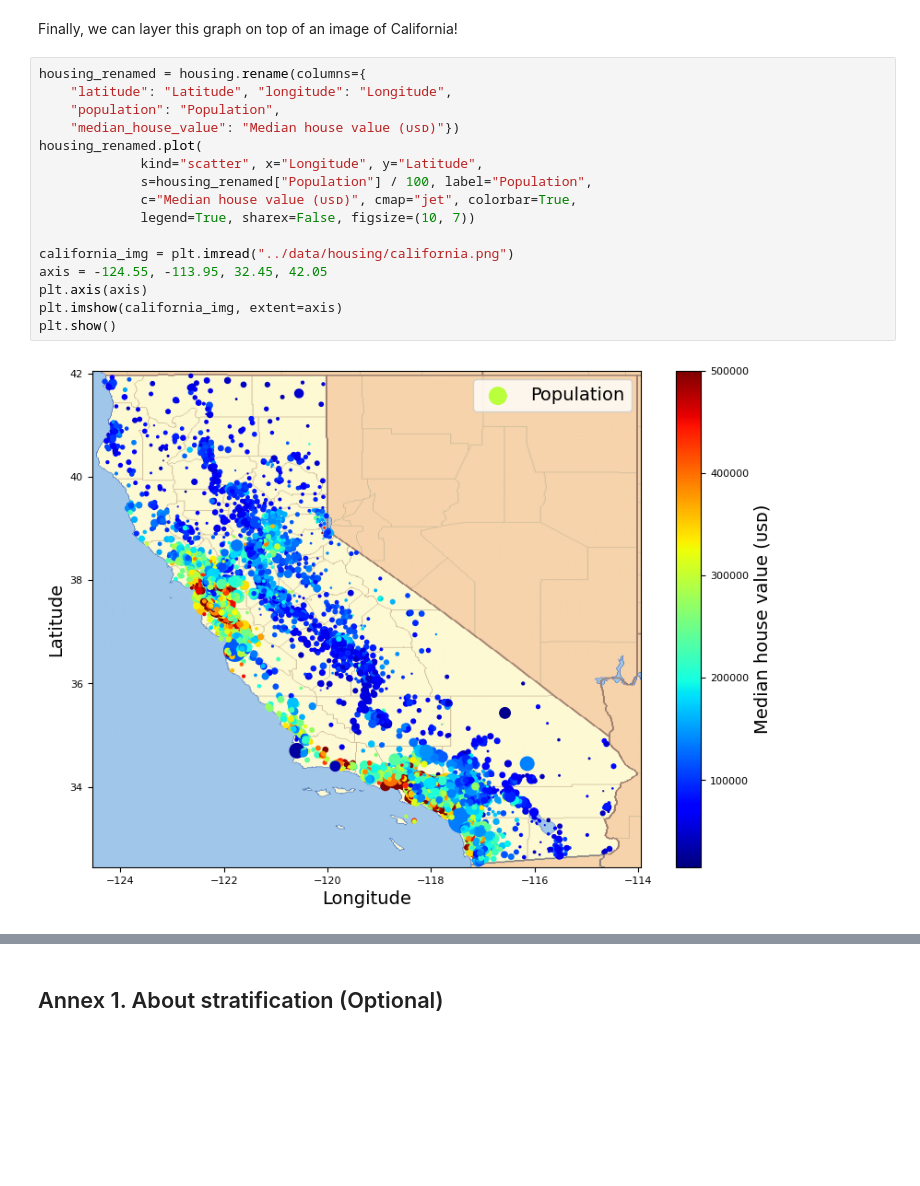
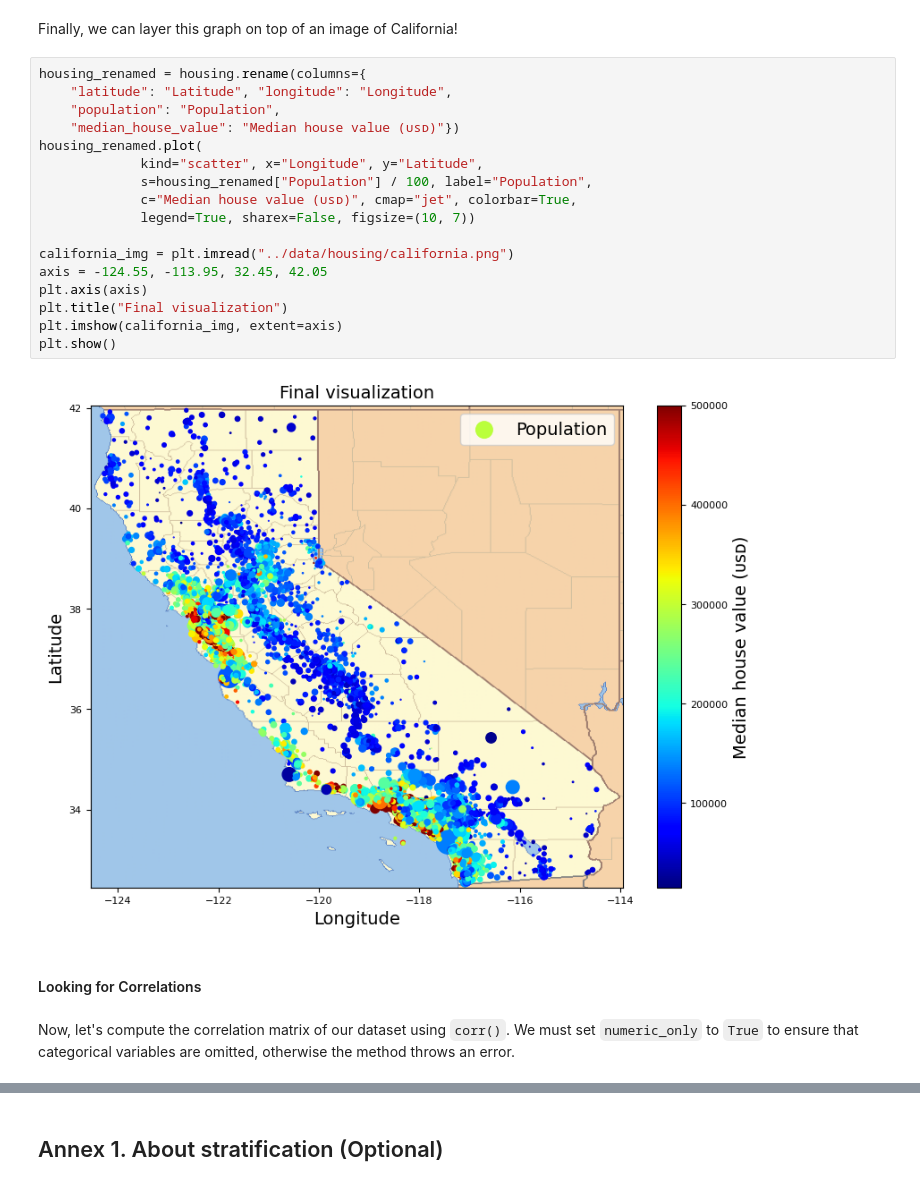
Before and after one commit to bictorbang/ML_notebooks, a Jupyter notebook: machine_learning_with_scikit_learn/02_end_to_end_machine_learning_project/02.ipynb, the cells around one changed output, grey strips where cells are left out. Drawn from its saved outputs; the diff is of its cells as text; blank space fills up the shorter version.

```diff
--- a/machine_learning_with_scikit_learn/02_end_to_end_machine_learning_project/02.ipynb
+++ b/machine_learning_with_scikit_learn/02_end_to_end_machine_learning_project/02.ipynb
@@ -322,18 +322,23 @@ Finally, we can layer this graph on top of an image of California!
 # %%
 housing_renamed = housing.rename(columns={
     "latitude": "Latitude", "longitude": "Longitude",
     "population": "Population",
     "median_house_value": "Median house value (ᴜsᴅ)"})
 housing_renamed.plot(
              kind="scatter", x="Longitude", y="Latitude",
              s=housing_renamed["Population"] / 100, label="Population",
              c="Median house value (ᴜsᴅ)", cmap="jet", colorbar=True,
              legend=True, sharex=False, figsize=(10, 7))
 
 california_img = plt.imread("../data/housing/california.png")
 axis = -124.55, -113.95, 32.45, 42.05
 plt.axis(axis)
+plt.title("Final visualization")
 plt.imshow(california_img, extent=axis)
 plt.show()
 # %% [output]
-[figure, old version]
+[figure, new version]
+# %% [markdown]
+#### Looking for Correlations
+# %% [markdown]
+Now, let's compute the correlation matrix of our dataset using ``corr()``. We must set ``numeric_only`` to ``True`` to ensure that categorical variables are omitted, otherwise the method throws an error.
```
Also changed, not shown: parts of 48 cells of this notebook.
